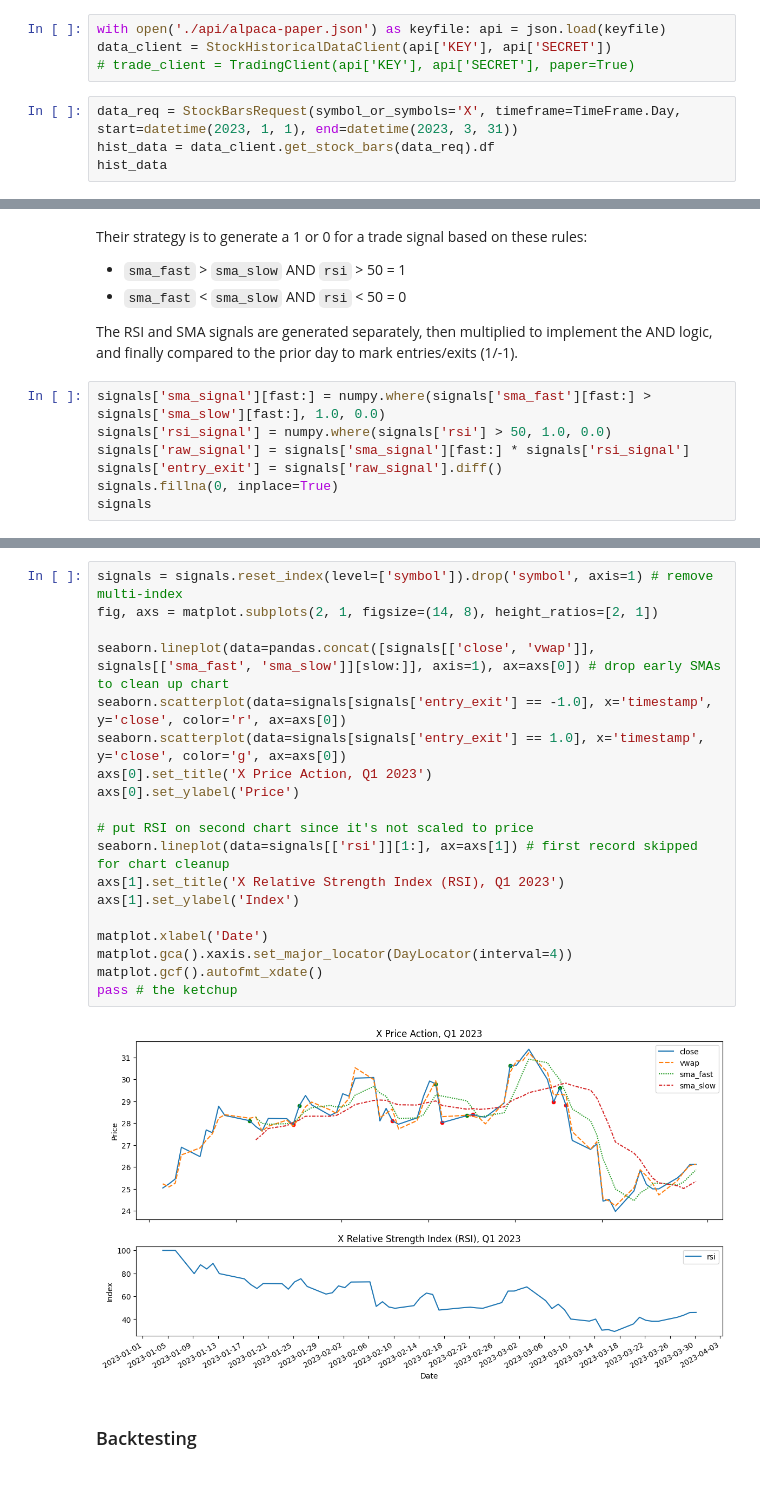
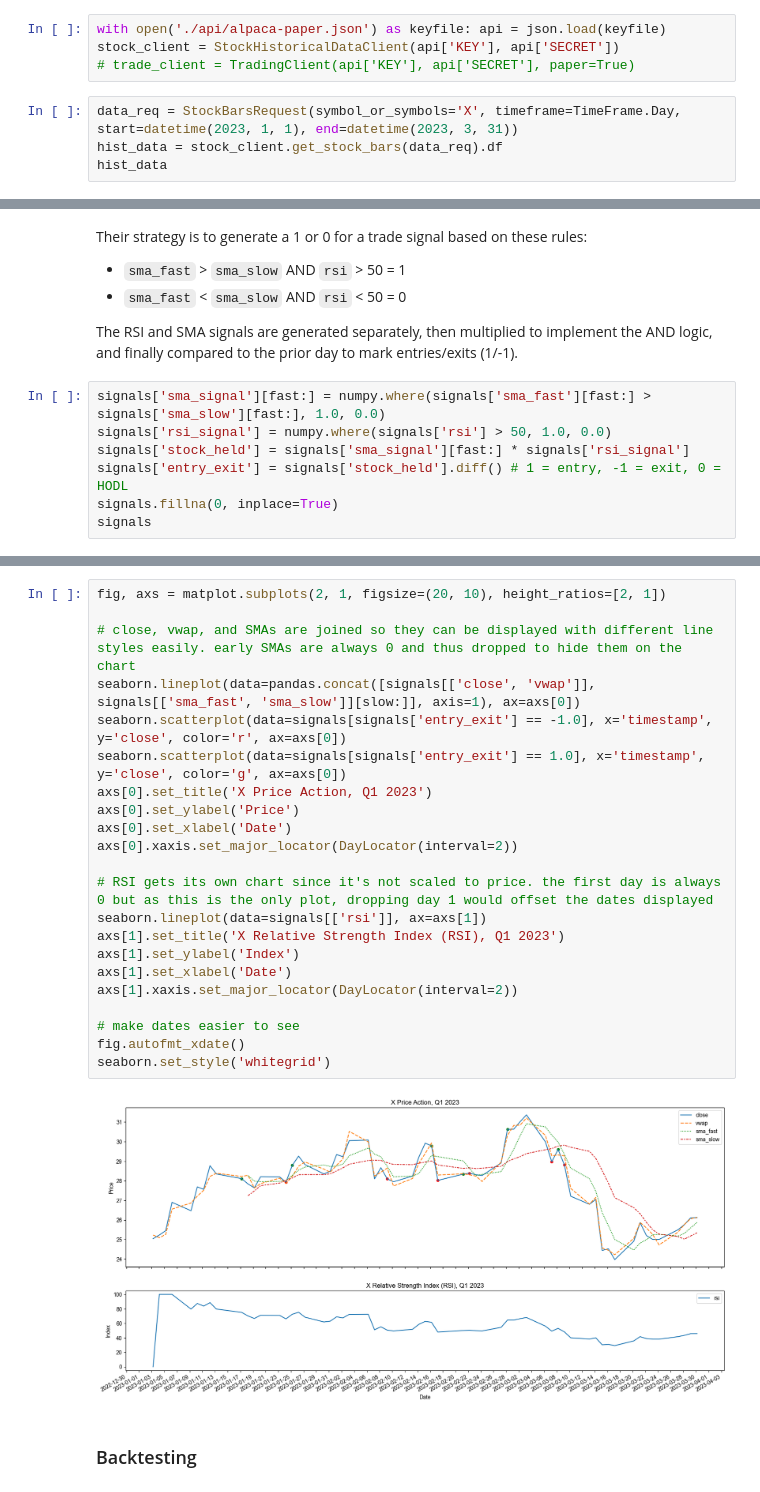
Before and after one commit to whitgroves/fintech-bootcamp-at-home, a Jupyter notebook: project-3-trading-bot.ipynb, the cells around one changed output, grey strips where cells are left out. Saved outputs shown, nothing was run; the diff lists cells and outputs as text.

```diff
--- a/project-3-trading-bot.ipynb
+++ b/project-3-trading-bot.ipynb
@@ -24,10 +31,10 @@ from finta import TA
 # %%
 with open('./api/alpaca-paper.json') as keyfile: api = json.load(keyfile)
-data_client = StockHistoricalDataClient(api['KEY'], api['SECRET'])
+stock_client = StockHistoricalDataClient(api['KEY'], api['SECRET'])
 # trade_client = TradingClient(api['KEY'], api['SECRET'], paper=True)
 # %%
 data_req = StockBarsRequest(symbol_or_symbols='X', timeframe=TimeFrame.Day, start=datetime(2023, 1, 1), end=datetime(2023, 3, 31))
-hist_data = data_client.get_stock_bars(data_req).df
+hist_data = stock_client.get_stock_bars(data_req).df
 hist_data
 # %% [output]
 |  |  | open | high | low | close | volume | trade_count | vwap |
@@ -97,8 +104,8 @@ The RSI and SMA signals are generated separately, then multiplied to implement t
 # %%
 signals['sma_signal'][fast:] = numpy.where(signals['sma_fast'][fast:] > signals['sma_slow'][fast:], 1.0, 0.0)
 signals['rsi_signal'] = numpy.where(signals['rsi'] > 50, 1.0, 0.0)
-signals['raw_signal'] = signals['sma_signal'][fast:] * signals['rsi_signal']
-signals['entry_exit'] = signals['raw_signal'].diff()
+signals['stock_held'] = signals['sma_signal'][fast:] * signals['rsi_signal']
+signals['entry_exit'] = signals['stock_held'].diff() # 1 = entry, -1 = exit, 0 = HODL
 signals.fillna(0, inplace=True)
 signals
 # %% [output]
@@ -119,23 +148,26 @@ signals
 # %%
-signals = signals.reset_index(level=['symbol']).drop('symbol', axis=1) # remove multi-index
-fig, axs = matplot.subplots(2, 1, figsize=(14, 8), height_ratios=[2, 1])
+fig, axs = matplot.subplots(2, 1, figsize=(20, 10), height_ratios=[2, 1])
 
-seaborn.lineplot(data=pandas.concat([signals[['close', 'vwap']], signals[['sma_fast', 'sma_slow']][slow:]], axis=1), ax=axs[0]) # drop early SMAs to clean up chart
+# close, vwap, and SMAs are joined so they can be displayed with different line styles easily. early SMAs are always 0 and thus dropped to hide them on the chart
+seaborn.lineplot(data=pandas.concat([signals[['close', 'vwap']], signals[['sma_fast', 'sma_slow']][slow:]], axis=1), ax=axs[0])
 seaborn.scatterplot(data=signals[signals['entry_exit'] == -1.0], x='timestamp', y='close', color='r', ax=axs[0])
 seaborn.scatterplot(data=signals[signals['entry_exit'] == 1.0], x='timestamp', y='close', color='g', ax=axs[0])
 axs[0].set_title('X Price Action, Q1 2023')
 axs[0].set_ylabel('Price')
+axs[0].set_xlabel('Date')
+axs[0].xaxis.set_major_locator(DayLocator(interval=2))
 
-# put RSI on second chart since it's not scaled to price
-seaborn.lineplot(data=signals[['rsi']][1:], ax=axs[1]) # first record skipped for chart cleanup
+# RSI gets its own chart since it's not scaled to price. the first day is always 0 but as this is the only plot, dropping day 1 would offset the dates displayed
+seaborn.lineplot(data=signals[['rsi']], ax=axs[1])
 axs[1].set_title('X Relative Strength Index (RSI), Q1 2023')
 axs[1].set_ylabel('Index')
+axs[1].set_xlabel('Date')
+axs[1].xaxis.set_major_locator(DayLocator(interval=2))
 
-matplot.xlabel('Date')
-matplot.gca().xaxis.set_major_locator(DayLocator(interval=4))
-matplot.gcf().autofmt_xdate()
-pass # the ketchup
+# make dates easier to see
+fig.autofmt_xdate()
+seaborn.set_style('whitegrid')
 # %% [output]
-[figure, old version]
+[figure, new version]
 # %% [markdown]
 ### Backtesting
```
Also changed, not shown: parts of 29 cells of this notebook.
